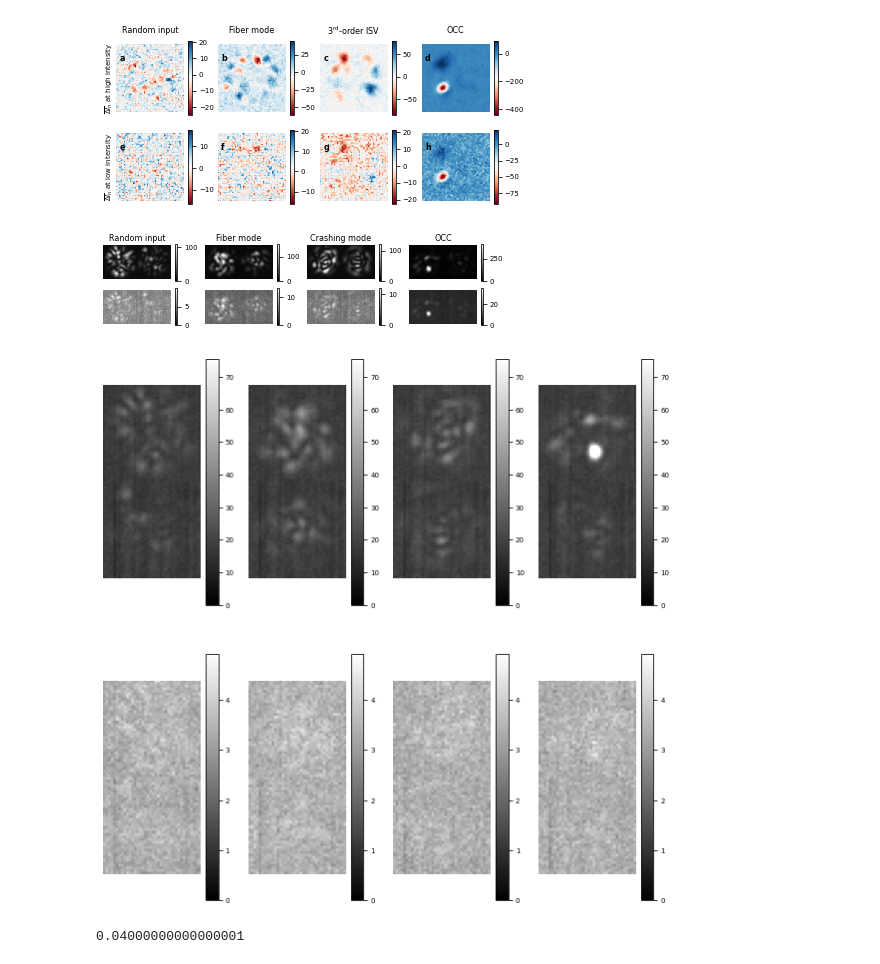
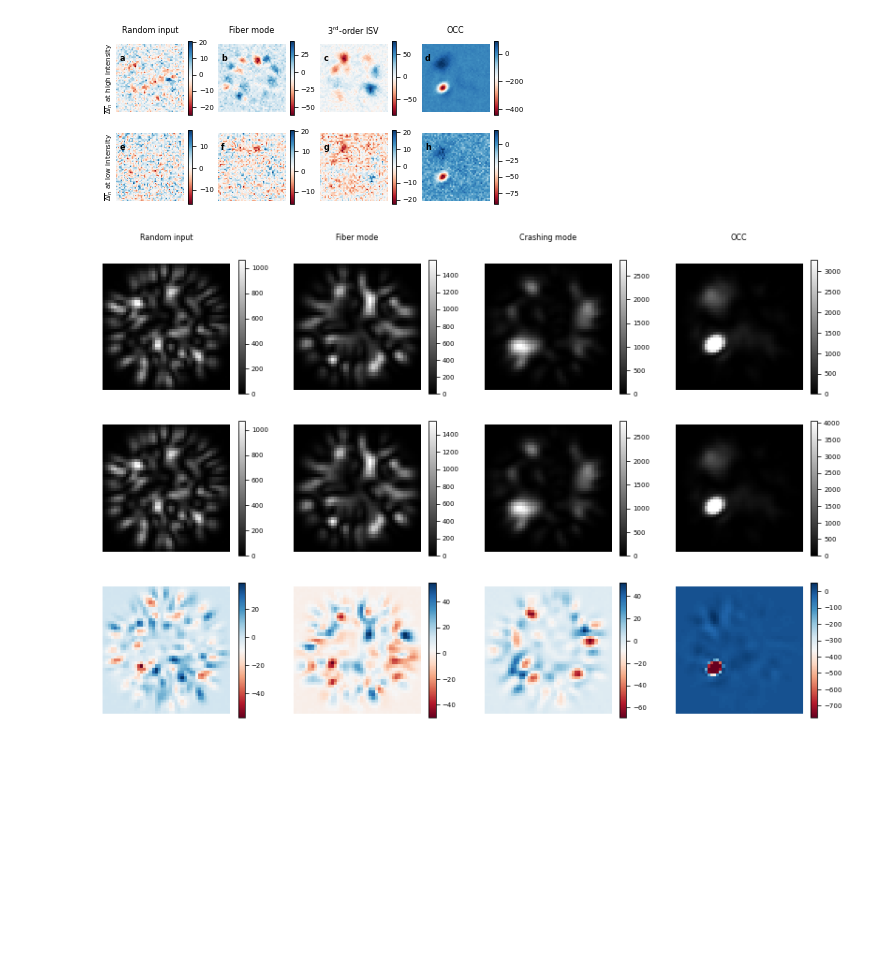
Before and after one commit to rodguti90/Article_PrecisionLimitTensorWFS, a Jupyter notebook: Crashing_disorder_figuresSI.ipynb, the cells around one changed output. Saved outputs shown, nothing was run; the diff lists cells and outputs as text; code cells hidden in the pictures; blank space fills up the shorter version.

Commit message:
Field comparisson figure

```diff
--- a/Crashing_disorder_figuresSI.ipynb
+++ b/Crashing_disorder_figuresSI.ipynb
@@ -1123,72 +1124,52 @@ for ax in axs.ravel():
     ax.axis('off')
 # %% [output]
 [figure]
+# %%
+Idark = np.load(os.path.join(data_path,'dark_imgs.npy'))
+# %%
+dark_bkgd = np.mean(Idark,axis=0)
 # %%
-zf=1
+zf=2
 ind_def= 4
 ind_amp = 0
-ind_amp2 = 3
+ind_amp2 = 1
 meansI = np.mean(Iest_vecs, axis=1)
 stdI = np.std(Iest_vecs, axis=1)
-fig, axs = plt.subplots(2,4, figsize=(zf*7.,zf*1.5))
+fig, axs = plt.subplots(3,4, figsize=(zf*7.,zf*4.5))
 nb_lb = [['a','b','c','d'],['e','f','g','h'],['i','j','k','l']
 ,['m','n','o','p']]
 ylbls = ['$\overline{I}_n$ at 100%','$\sigma_n$ at 100%','$\overline{I}_n$ at 4%','$\sigma_n$ at 4%']
 
 labels = ['Random input', 'Fiber mode', 'Crashing mode', 'OCC']
 
-vmax_nll= np.max(stdI[ind_def,ind_amp2,:])
-vmin_nll= np.min(stdI[ind_def,ind_amp2,:])
-vmax_nhl= np.max(stdI[ind_def,ind_amp,:])
-vmin_nhl= np.min(stdI[ind_def,ind_amp,:])
+sc_imgs =(int_scs[ind_amp2]/int_scs[ind_amp])[0,0]
+
 for ind_f in range(4):
-    intp = axs[0,ind_f].imshow(horz_reshp(meansI[ind_def,ind_amp,ind_f]/stdI[ind_def,ind_amp,ind_f]),
-                        cmap=cmap_int,vmin=0)
-
-
+    ints1 = sc_imgs*(meansI[ind_def,ind_amp,ind_f]-1*dark_bkgd)
+    intp = plot_field(ints1, axs[0,ind_f],
+                      cmap=cmap_int,vmin=0)
     fig.colorbar(intp, ax= axs[0,ind_f])
 
-    intp = axs[1,ind_f].imshow(horz_reshp(meansI[ind_def,ind_amp2,ind_f]/stdI[ind_def,ind_amp2,ind_f]),
-                        cmap=cmap_int,vmin=0)
-
+    ints2 = meansI[ind_def,ind_amp2,ind_f]-1*dark_bkgd
+    intp = plot_field(ints2, axs[1,ind_f],
+                      cmap=cmap_int,vmin=0)
     fig.colorbar(intp, ax= axs[1,ind_f])
 
-
+    intp = plot_field(ints1-ints2, axs[2,ind_f],
+                      cmap='RdBu')
+    fig.colorbar(intp, ax= axs[2,ind_f])
 
     axs[0,ind_f].text(0.5,1.2, labels[ind_f],transform = axs[0,ind_f].transAxes,
      horizontalalignment='center', fontsize=MEDIUM_SIZE,
      verticalalignment='center', rotation=0)
     # for i2 in range(4):
     #     axs[i2,ind_f].text(0.05,0.75,nb_lb[i2][ind_f], transform=axs[i2,ind_f].transAxes, color='w', fontweight='bold')
     #     if ind_f==0:
     #         axs[i2,ind_f].text(-0.1,0.5, ylbls[i2],transform = axs[i2,ind_f].transAxes,
     #             horizontalalignment='center', fontsize=SMALL_SIZE,
     #             verticalalignment='center', rotation=90)
 
 for ax in axs.ravel():
     ax.axis('off')
 # %% [output]
-[figure, old version]
+[figure, new version]
-# %%
-ind_def= 4
-ind_amp = 3
-meansI = np.mean(Iest_vecs, axis=1)
-stdI = np.std(Iest_vecs, axis=1)
-fig, axs = plt.subplots(2,4, figsize=(10,10))
-for ind_f in range(4):
-    intp = axs[0,ind_f].imshow((meansI[ind_def,ind_amp,ind_f]).reshape(2*N_out,N_out),
-                        cmap=cmap_int,vmin=0,vmax=np.max(0.5*meansI[:,ind_amp]))
-
-    stdp = axs[1,ind_f].imshow((stdI[ind_def,ind_amp,ind_f]).reshape(2*N_out,N_out),
-                        cmap=cmap_int,vmin=0,vmax=np.max(stdI[:,ind_amp]))
-    fig.colorbar(intp, ax= axs[0,ind_f])
-    fig.colorbar(stdp, ax= axs[1,ind_f])
-
-for ax in axs.ravel():
-    ax.axis('off')
-# %% [output]
-[figure, removed]
-# %%
-(amps**2)[ind_amp2]
-# %% [output]
-0.04000000000000001
```
Also changed, not shown: parts of 26 cells of this notebook, 2 other files.
